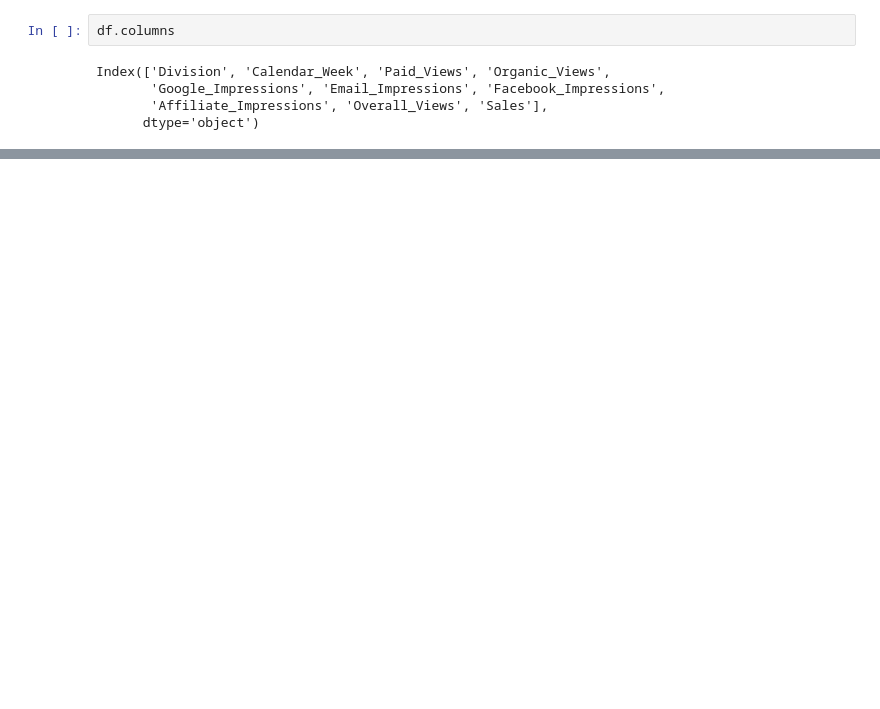
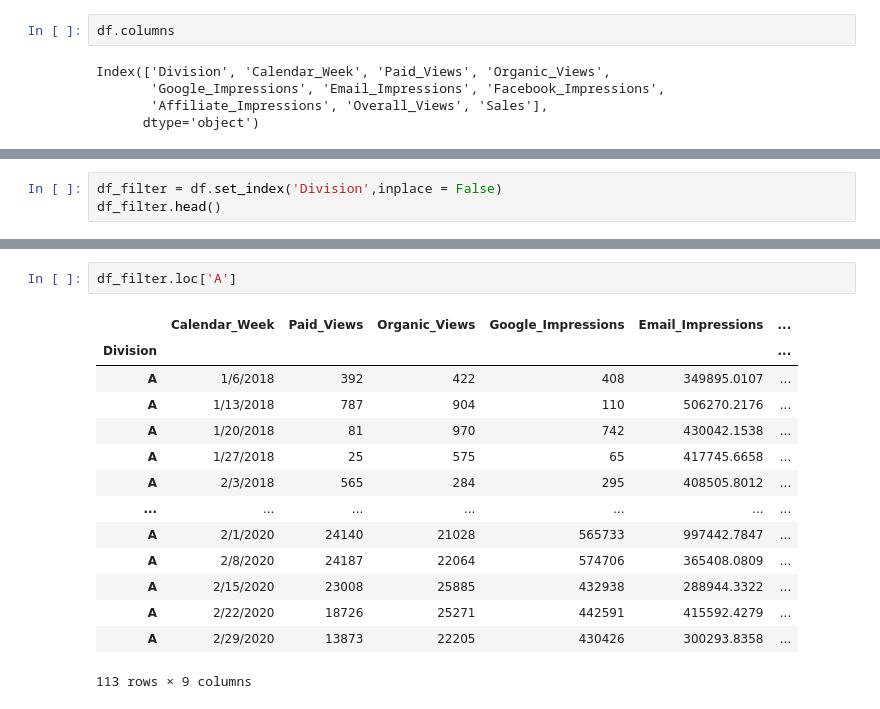
Before and after one commit to iair/mitic-data-science-team-1-septiembre-2024, a Jupyter notebook: clases/DS fundamentals/clase 2/pandas.ipynb, the cells around one changed output, grey strips where cells are left out. Drawn from its saved outputs; the diff is of its cells as text; blank space fills up the shorter version.

```diff
--- a/clases/DS fundamentals/clase 2/pandas.ipynb
+++ b/clases/DS fundamentals/clase 2/pandas.ipynb
@@ -23,0 +171,3 @@ Index(['Division', 'Calendar_Week', 'Paid_Views', 'Organic_Views',
+# %%
+df_filter = df.set_index('Division',inplace = False)
+df_filter.head()
@@ -23,0 +182,17 @@ Index(['Division', 'Calendar_Week', 'Paid_Views', 'Organic_Views',
+# %%
+df_filter.loc['A']
+# %% [output]
+|  | Calendar_Week | Paid_Views | Organic_Views | Google_Impressions | Email_Impressions | ... |
+| Division |  |  |  |  |  | ... |
+| A | 1/6/2018 | 392 | 422 | 408 | 349895.0107 | ... |
+| A | 1/13/2018 | 787 | 904 | 110 | 506270.2176 | ... |
+| A | 1/20/2018 | 81 | 970 | 742 | 430042.1538 | ... |
+| A | 1/27/2018 | 25 | 575 | 65 | 417745.6658 | ... |
+| A | 2/3/2018 | 565 | 284 | 295 | 408505.8012 | ... |
+| ... | ... | ... | ... | ... | ... | ... |
+| A | 2/1/2020 | 24140 | 21028 | 565733 | 997442.7847 | ... |
+| A | 2/8/2020 | 24187 | 22064 | 574706 | 365408.0809 | ... |
+| A | 2/15/2020 | 23008 | 25885 | 432938 | 288944.3322 | ... |
+| A | 2/22/2020 | 18726 | 25271 | 442591 | 415592.4279 | ... |
+| A | 2/29/2020 | 13873 | 22205 | 430426 | 300293.8358 | ... |
+113 rows × 9 columns
```
Also changed, not shown: parts of 21 cells of this notebook, 4 other files.
